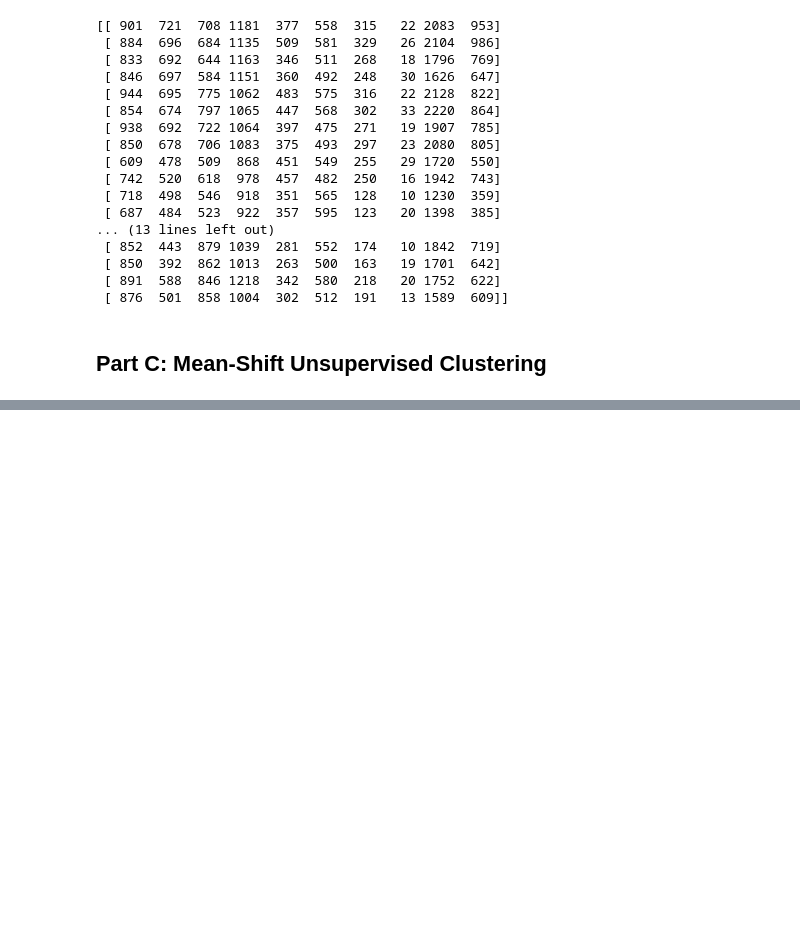
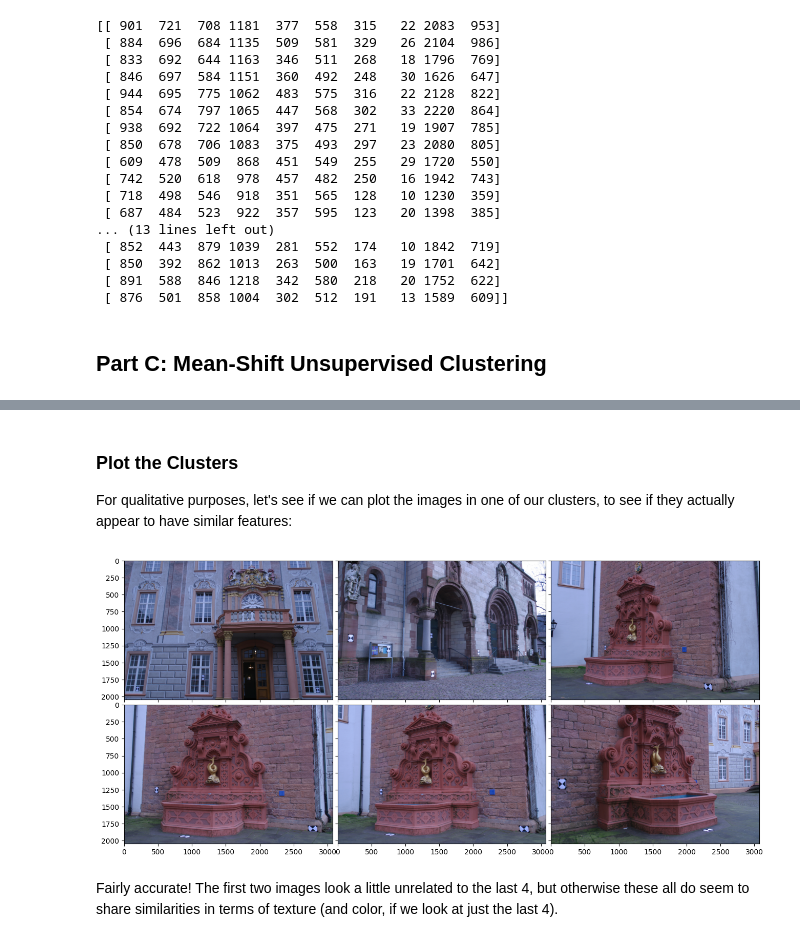
Before and after one commit to sraza-onshape/samaj-vision, a Jupyter notebook: End-of-Course-Projects/Image-Data-Association/solution.ipynb, the cells around one changed output, grey strips where cells are left out. Cells and saved outputs as stored; diff of their text form; code cells hidden in the pictures; blank space fills up the shorter version.

Commit message:
add plots of attained clusters

```diff
--- a/End-of-Course-Projects/Image-Data-Association/solution.ipynb
+++ b/End-of-Course-Projects/Image-Data-Association/solution.ipynb
@@ -38,5 +39,5 @@ import glob
 # %%
 BASE_DATA_PATH = "./SfM_quality_evaluation/Benchmarking_Camera_Calibration_2008"
-subset_names = ["entry-P10", "Herz-Jesus-P8", "fountain-P11"]
+subset_names1 = ["entry-P10", "Herz-Jesus-P8", "fountain-P11"]
 file_ext_pattern = "*.jpg"
 # %%
@@ -53,0 +58,3 @@ print(all_img_paths)
+# %%
+all_img_paths = aggregate_image_paths(BASE_DATA_PATH, subset_names1, file_ext_pattern)
+print(all_img_paths)
@@ -223,7 +228,7 @@ def mean_shift(
         mean = hill[-1]
         original_point = hill[0]
         label = cluster_coords_to_labels[tuple(mean)]
-        cluster_labels_to_points[label].append(original_point)
+        cluster_labels_to_points[label].append(i)
 
     # bring it all together: label -> centroid, list of original pts
     all_cluster_data = dict()
@@ -235,7 +264,7 @@ def mean_shift(
 # %%
-clusters_of_descriptors = mean_shift(
+clusters_of_descriptors = compute_and_report_clusters(
     data=all_img_descriptors,
-    window_size=100,
+    window_size=500,
     max_iter=1_000_000_0,
-    convergence_threshold=0.5
+    convergence_threshold=1.5
 )
@@ -265,0 +292,67 @@ No. of Members: 1
+# %% [markdown]
+### Plot the Clusters
+
+For qualitative purposes, let's see if we can plot the images in one of our clusters, to see if they actually appear to have similar features:
+# %%
+import matplotlib.pyplot as plt
+import numpy as np
+
+from mpl_toolkits.axes_grid1 import ImageGrid
+
+# loading the images from the first cluster
+im1 = ops.load_image(
+    all_img_paths[clusters_of_descriptors[0][1][0]],
+    return_array=True,
+    return_grayscale=False,
+    verbosity=False,
+)
+im2 = ops.load_image(
+    all_img_paths[clusters_of_descriptors[0][1][1]],
+    return_array=True,
+    return_grayscale=False,
+    verbosity=False,
+)
+im3 = ops.load_image(
+    all_img_paths[clusters_of_descriptors[0][1][2]],
+    return_array=True,
+    return_grayscale=False,
+    verbosity=False,
+)
+im4 = ops.load_image(
+    all_img_paths[clusters_of_descriptors[0][1][3]],
+    return_array=True,
+    return_grayscale=False,
+    verbosity=False,
+)
+im5 = ops.load_image(
+    all_img_paths[clusters_of_descriptors[0][1][4]],
+    return_array=True,
+    return_grayscale=False,
+    verbosity=False,
+)
+im6 = ops.load_image(
+    all_img_paths[clusters_of_descriptors[0][1][5]],
+    return_array=True,
+    return_grayscale=False,
+    verbosity=False,
+)
+
+fig = plt.figure(figsize=(16, 9))
+grid = ImageGrid(
+    fig,
+    111,  # similar to subplot(111)
+    nrows_ncols=(2, 3),  # creates 2x3 grid of axes
+    axes_pad=0.1,  # pad between axes in inch.
+)
+
+for ax, im in zip(grid, [im1, im2, im3, im4, im5, im6]):
+    # Iterating over the grid returns the Axes.
+    ax.imshow(im)
+
+plt.axis("off")
+plt.title("Unsupervised Cluster 1")
+plt.show()
+# %% [output]
+[figure, added]
+# %% [markdown]
+Fairly accurate! The first two images look a little unrelated to the last 4, but otherwise these all do seem to share similarities in terms of texture (and color, if we look at just the last 4).
```
Also changed, not shown: parts of 21 cells of this notebook, 1 other file.
